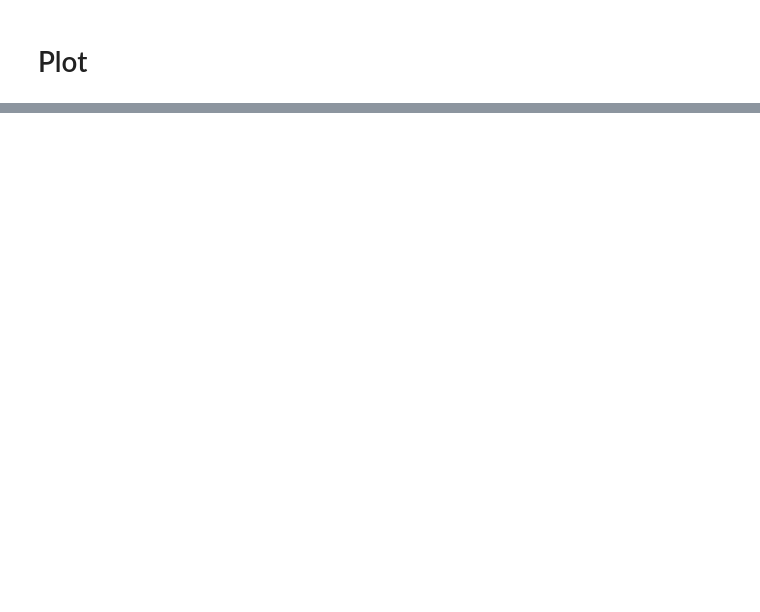
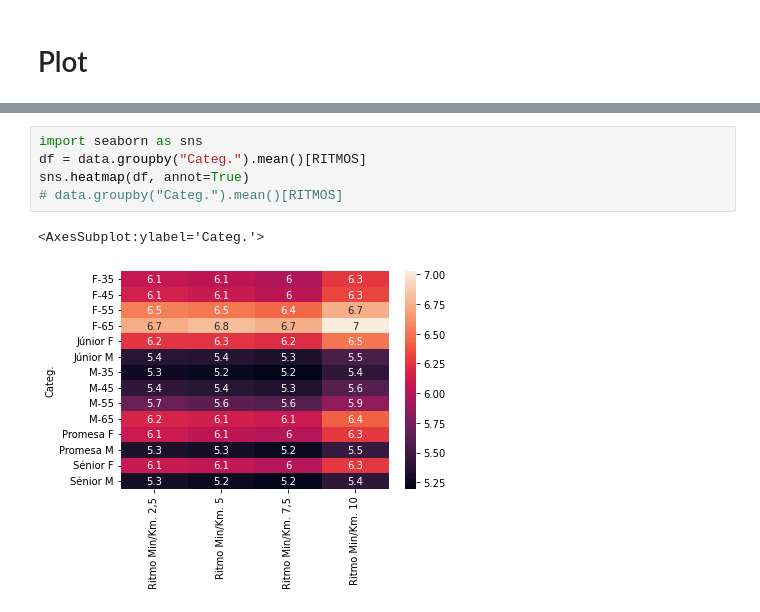
Before and after one commit to mmngreco/sansilvestre, a Jupyter notebook: 2021/analysis.ipynb, the cells around one changed output, grey strips where cells are left out. Drawn from its saved outputs; the diff is of its cells as text; blank space fills up the shorter version.

```diff
--- a/2021/analysis.ipynb
+++ b/2021/analysis.ipynb
@@ -150,0 +245,8 @@ len(data[data["Ritmo Min/Km. 10"] > 13])
+# %%
+import seaborn as sns
+df = data.groupby("Categ.").mean()[RITMOS]
+sns.heatmap(df, annot=True)
+# data.groupby("Categ.").mean()[RITMOS]
+# %% [output]
+<AxesSubplot:ylabel='Categ.'>
+[figure, added]
```
Also changed, not shown: parts of 40 cells of this notebook, 3 other files.
